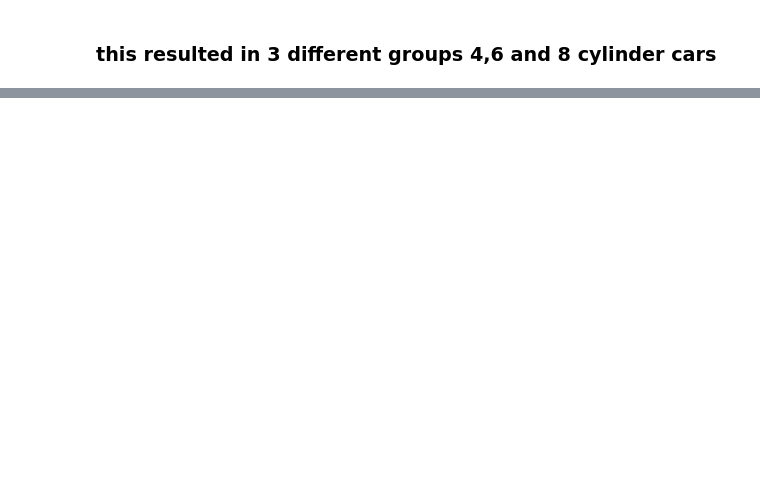
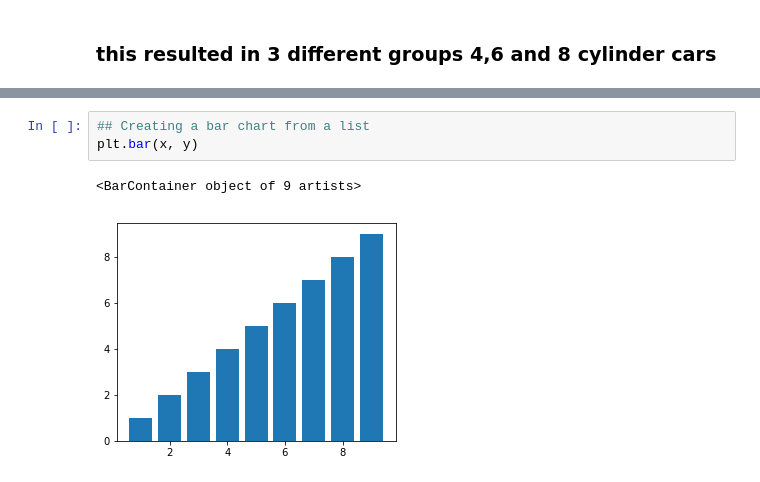
Before and after one commit to sousablde/DataSci-Searcheable-Notes, a Jupyter notebook: DataSci-Extended Notes.ipynb, the cells around one changed output, grey strips where cells are left out. Drawn from its saved outputs; the diff is of its cells as text; blank space fills up the shorter version.

```diff
--- a/DataSci-Extended Notes.ipynb
+++ b/DataSci-Extended Notes.ipynb
@@ -519,0 +606,6 @@ cars_groups.mean()
+# %%
+## Creating a bar chart from a list
+plt.bar(x, y)
+# %% [output]
+<BarContainer object of 9 artists>
+[figure, added]
```
Also changed, not shown: parts of 22 cells of this notebook.
